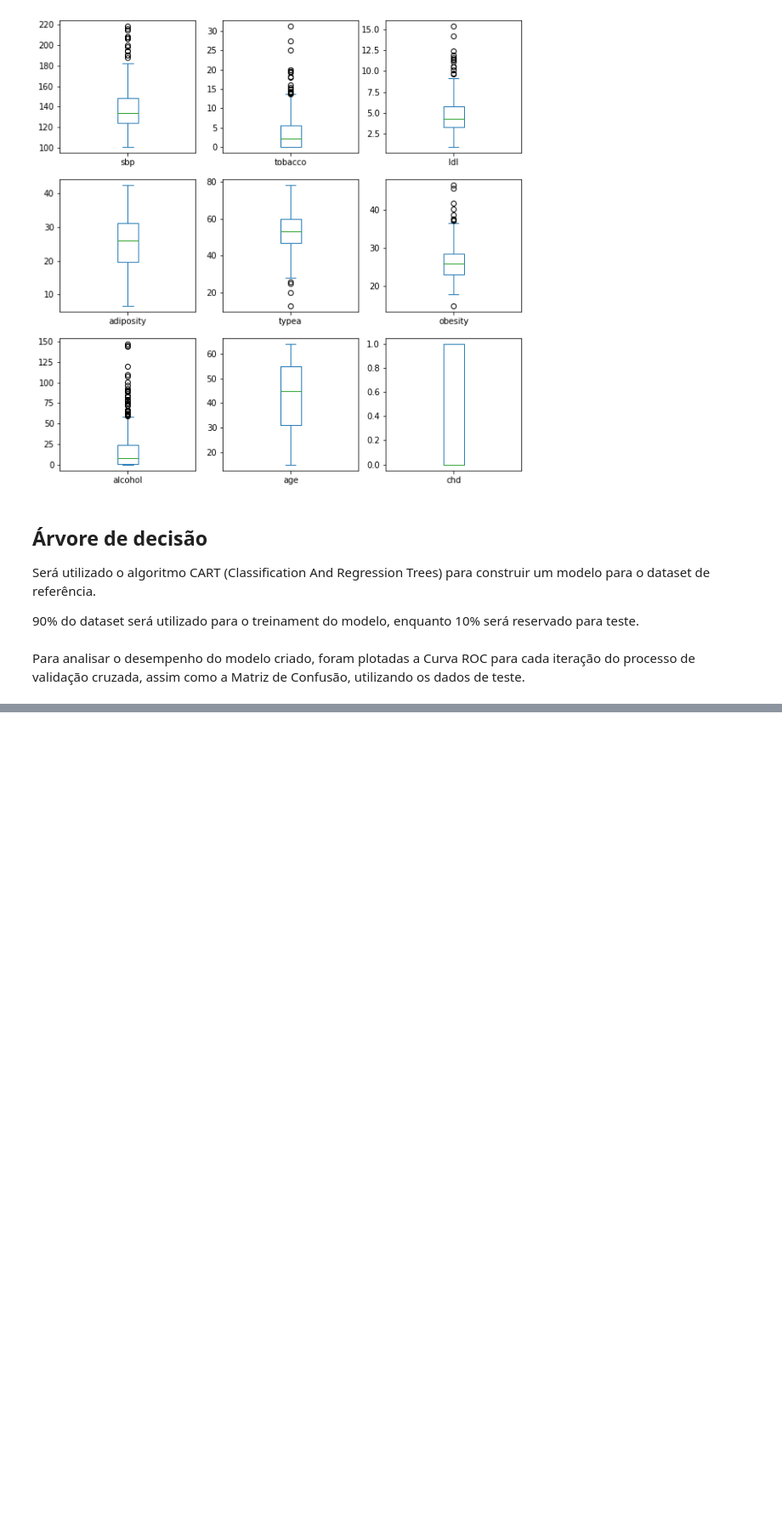
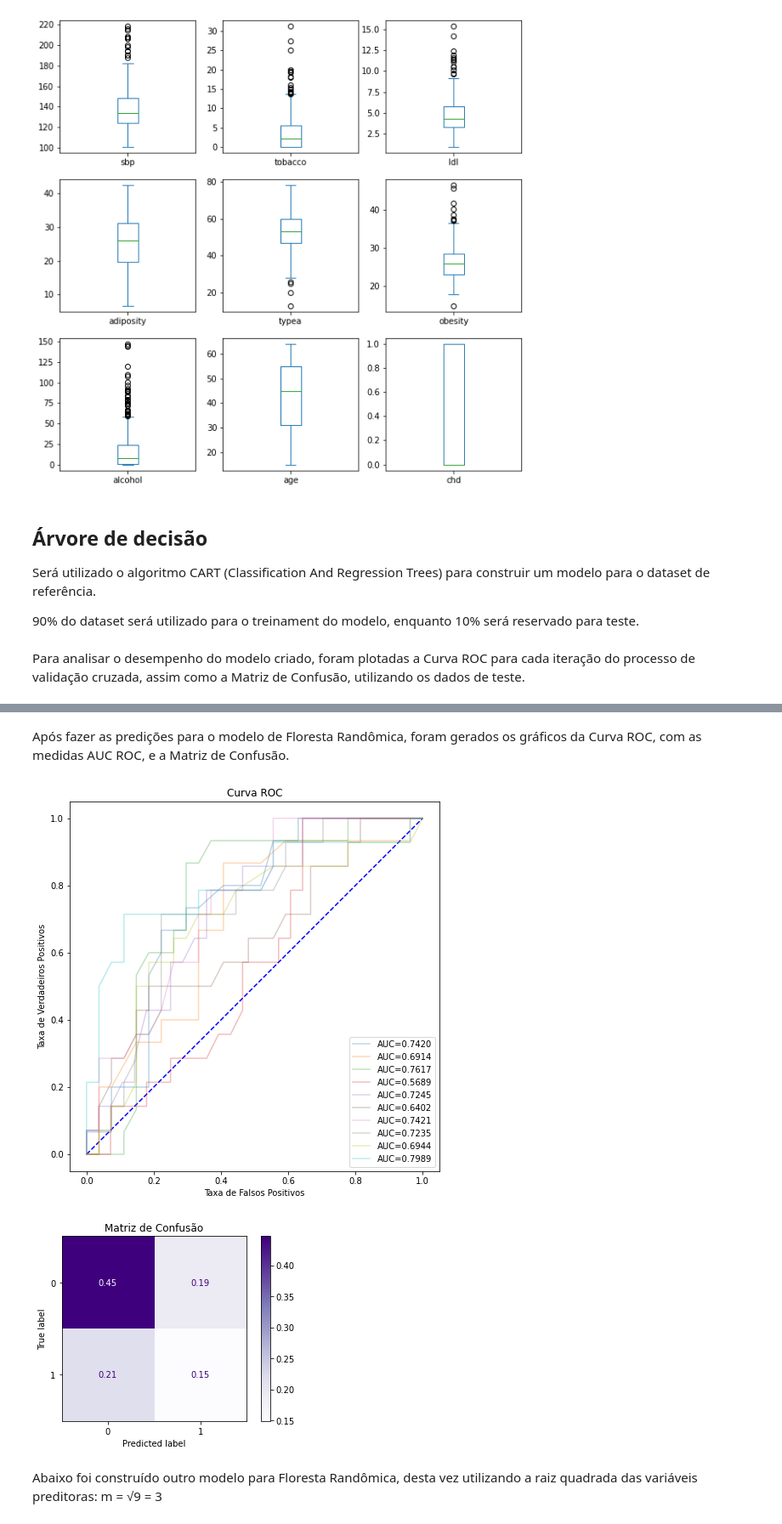
Before and after one commit to kallebe/fsi-projeto-1, a Jupyter notebook: projeto_1.ipynb, the cells around one changed output, grey strips where cells are left out. Shown at 85% size. Saved outputs shown, nothing was run; the diff lists cells and outputs as text; code cells hidden in the pictures; blank space fills up the shorter version.

```diff
--- a/projeto_1.ipynb
+++ b/projeto_1.ipynb
@@ -91,0 +100,22 @@ plt.show()
+# %%
+forest_classifier = RandomForestClassifier(n_estimators=100, max_features=9)
+kfold = StratifiedKFold(n_splits=10, shuffle=True, random_state=42)
+
+false_true_positives = []
+for train, test in kfold.split(x_train, y_train):
+  forest_classifier.fit(x_train.iloc[train], y_train.iloc[train])
+
+  y_pred                  = forest_classifier.predict_proba(x_train.iloc[test])[:, 1]
+  false_pos, true_pos, _  = roc_curve(y_train.iloc[test], y_pred)
+  auc                     = roc_auc_score(y_train.iloc[test], y_pred)
+
+  false_true_positives.append((false_pos, true_pos, auc))
+# %% [markdown]
+Após fazer as predições para o modelo de Floresta Randômica, foram gerados os gráficos da Curva ROC, com as medidas AUC ROC, e a Matriz de Confusão.
+# %%
+plot_roc_e_matriz_confusao(false_true_positives, forest_classifier, x_test, y_test)
+# %% [output]
+[figure, added]
+[figure, added]
+# %% [markdown]
+Abaixo foi construído outro modelo para Floresta Randômica, desta vez utilizando a raiz quadrada das variáveis preditoras: m = √9 = 3
```
Also changed, not shown: parts of 8 cells of this notebook.
